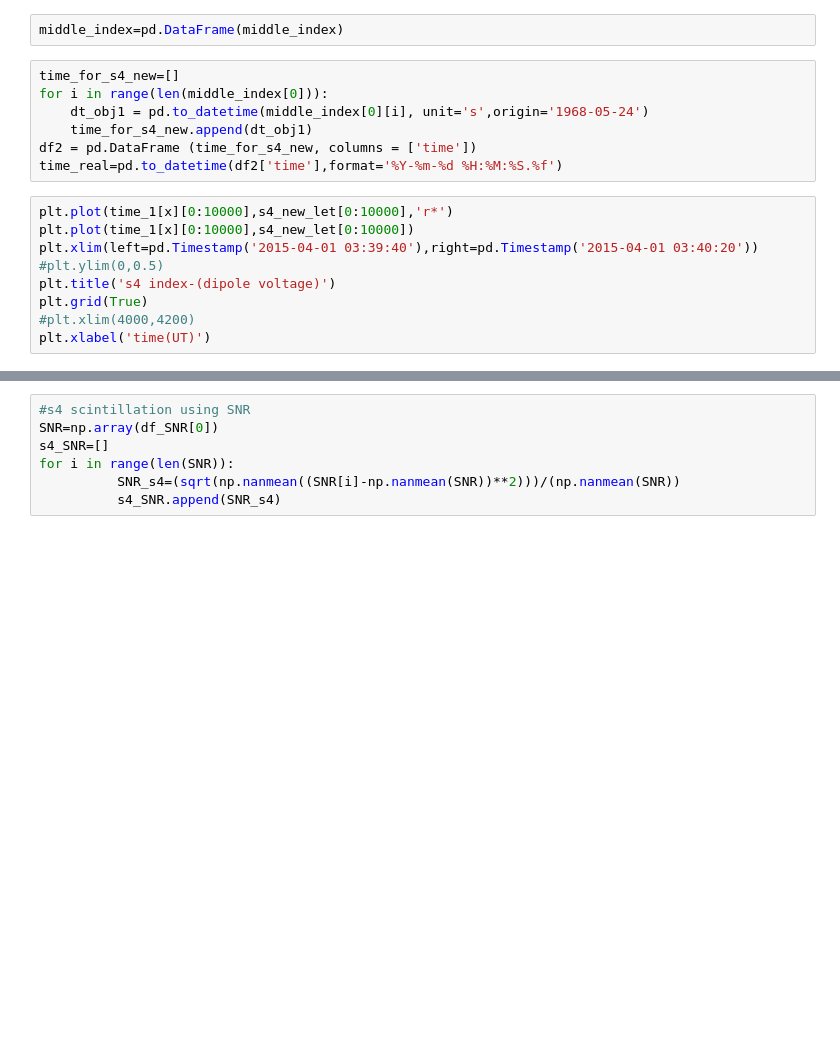
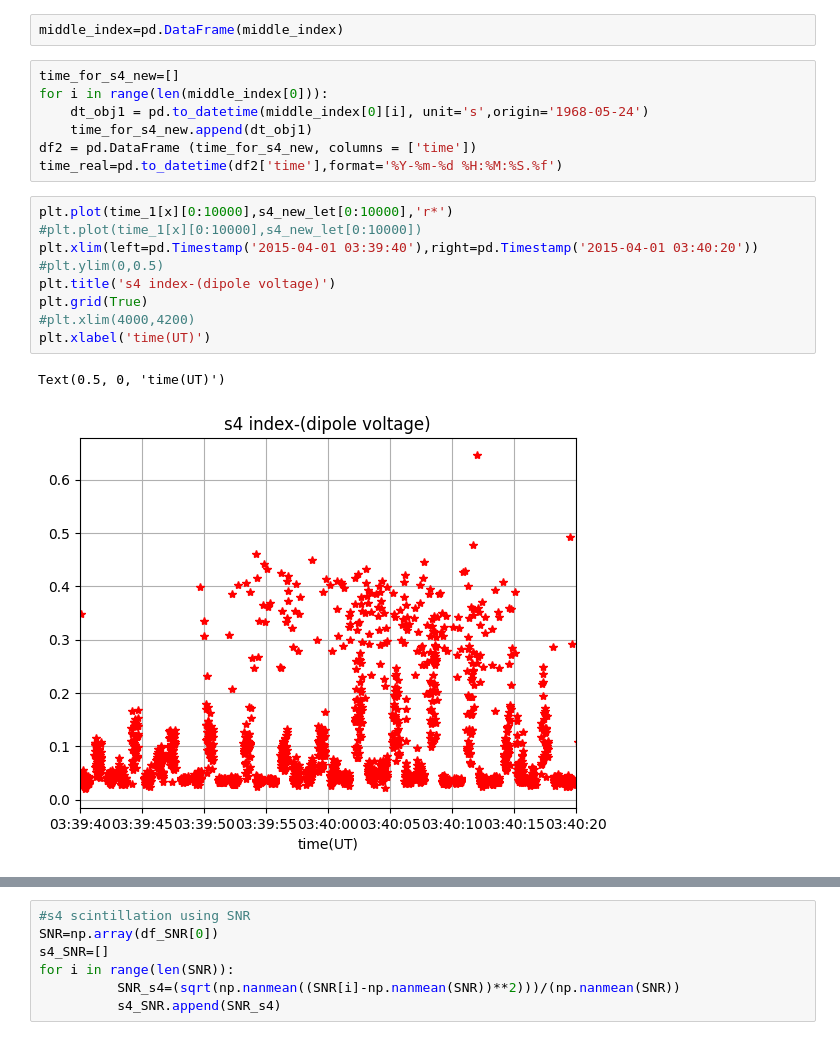
Before and after one commit to subodhdahal1988/scintillation_s4_project, a Jupyter notebook: s4_project.ipynb, the cells around one changed output, grey strips where cells are left out. Cells and saved outputs as stored; diff of their text form; blank space fills up the shorter version.

```diff
--- a/s4_project.ipynb
+++ b/s4_project.ipynb
@@ -233,13 +243,16 @@ df2 = pd.DataFrame (time_for_s4_new, columns = ['time'])
 time_real=pd.to_datetime(df2['time'],format='%Y-%m-%d %H:%M:%S.%f')
 # %%
 plt.plot(time_1[x][0:10000],s4_new_let[0:10000],'r*')
-plt.plot(time_1[x][0:10000],s4_new_let[0:10000])
+#plt.plot(time_1[x][0:10000],s4_new_let[0:10000])
 plt.xlim(left=pd.Timestamp('2015-04-01 03:39:40'),right=pd.Timestamp('2015-04-01 03:40:20'))
 #plt.ylim(0,0.5)
 plt.title('s4 index-(dipole voltage)')
 plt.grid(True)
 #plt.xlim(4000,4200)
 plt.xlabel('time(UT)')
+# %% [output]
+Text(0.5, 0, 'time(UT)')
+[figure, added]
 # %%
 plt.plot(real_time[0],n1[0])
 plt.xlabel('time(μs)')
```
Also changed, not shown: parts of 14 cells of this notebook.
